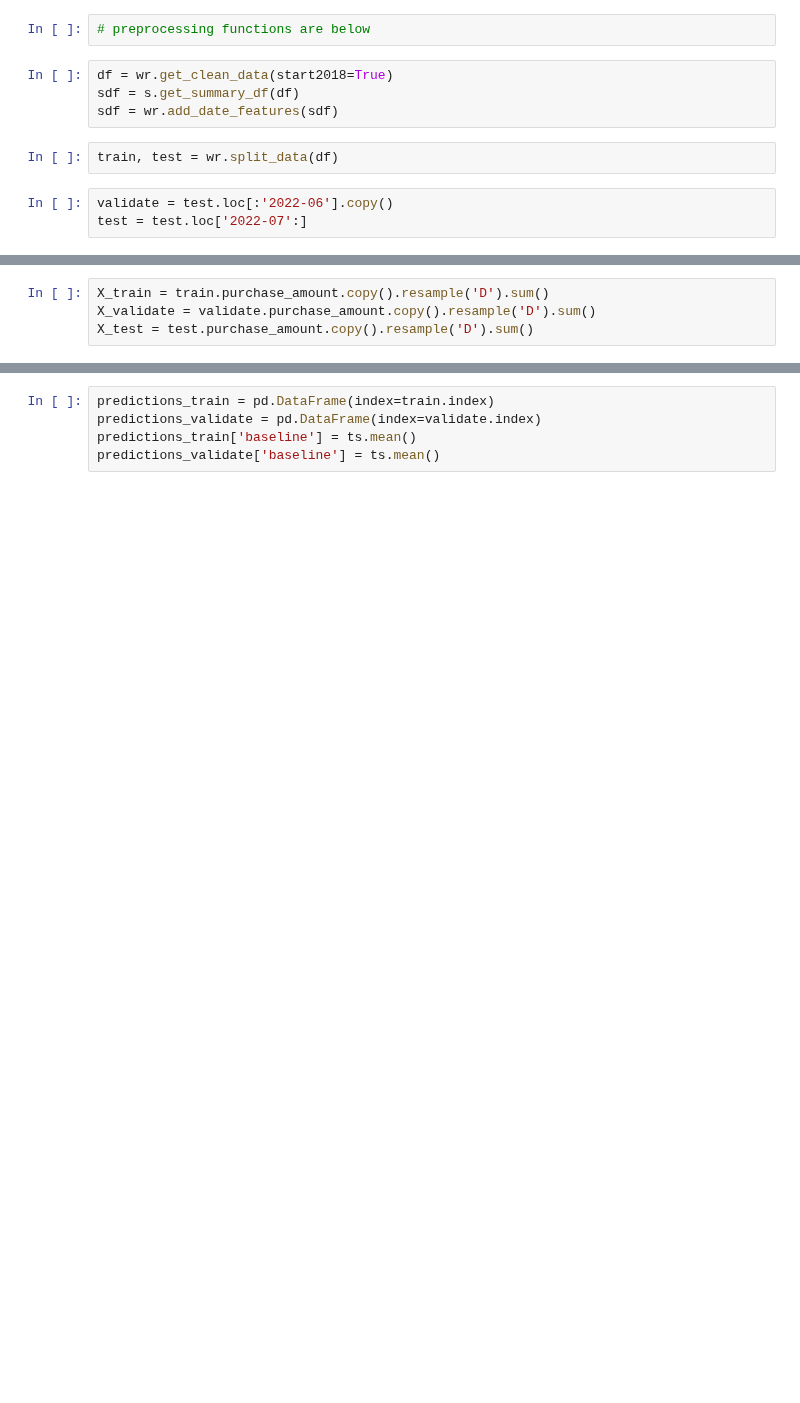
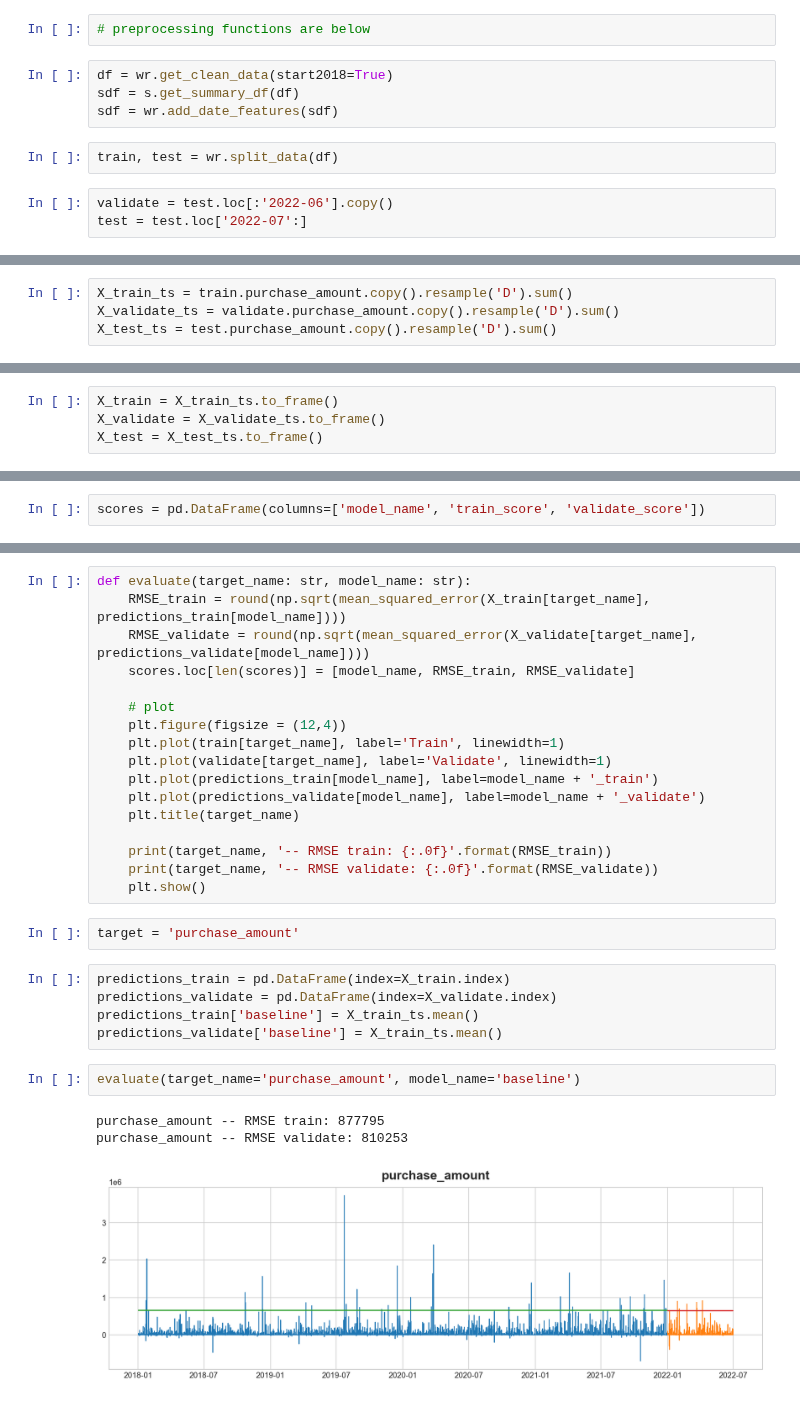
Before and after one commit to The-Real-MVPs/cisco-time-series-analysis, a Jupyter notebook: nadia_docs/modeling.ipynb, the cells around one changed output, grey strips where cells are left out. Saved outputs shown, nothing was run; the diff lists cells and outputs as text; blank space fills up the shorter version.

```diff
--- a/nadia_docs/modeling.ipynb
+++ b/nadia_docs/modeling.ipynb
@@ -56,4 +50,4 @@ train1, test1 = wr.split_data(sdf)
 # %%
-X_train = train.purchase_amount.copy().resample('D').sum()
-X_validate = validate.purchase_amount.copy().resample('D').sum()
-X_test = test.purchase_amount.copy().resample('D').sum()
+X_train_ts = train.purchase_amount.copy().resample('D').sum()
+X_validate_ts = validate.purchase_amount.copy().resample('D').sum()
+X_test_ts = test.purchase_amount.copy().resample('D').sum()
@@ -65,0 +54,4 @@ ts.plot()
+# %%
+X_train = X_train_ts.to_frame()
+X_validate = X_validate_ts.to_frame()
+X_test = X_test_ts.to_frame()
@@ -66 +62,3 @@ ts.plot()
+# %%
+scores = pd.DataFrame(columns=['model_name', 'train_score', 'validate_score'])
 # %%
@@ -72,6 +70,31 @@ baseline
+# %%
+def evaluate(target_name: str, model_name: str):
+    RMSE_train = round(np.sqrt(mean_squared_error(X_train[target_name], predictions_train[model_name])))
+    RMSE_validate = round(np.sqrt(mean_squared_error(X_validate[target_name], predictions_validate[model_name])))
+    scores.loc[len(scores)] = [model_name, RMSE_train, RMSE_validate]
+
+    # plot
+    plt.figure(figsize = (12,4))
+    plt.plot(train[target_name], label='Train', linewidth=1)
+    plt.plot(validate[target_name], label='Validate', linewidth=1)
+    plt.plot(predictions_train[model_name], label=model_name + '_train')
+    plt.plot(predictions_validate[model_name], label=model_name + '_validate')
+    plt.title(target_name)
+
+    print(target_name, '-- RMSE train: {:.0f}'.format(RMSE_train))
+    print(target_name, '-- RMSE validate: {:.0f}'.format(RMSE_validate))
+    plt.show()
+# %%
+target = 'purchase_amount'
 # %%
-predictions_train = pd.DataFrame(index=train.index)
-predictions_validate = pd.DataFrame(index=validate.index)
-predictions_train['baseline'] = ts.mean()
-predictions_validate['baseline'] = ts.mean()
+predictions_train = pd.DataFrame(index=X_train.index)
+predictions_validate = pd.DataFrame(index=X_validate.index)
+predictions_train['baseline'] = X_train_ts.mean()
+predictions_validate['baseline'] = X_train_ts.mean()
+# %%
+evaluate(target_name='purchase_amount', model_name='baseline')
+# %% [output]
+purchase_amount -- RMSE train: 877795
+purchase_amount -- RMSE validate: 810253
+[figure, added]
 # %% [markdown]
```
Also changed, not shown: parts of 23 cells of this notebook.
